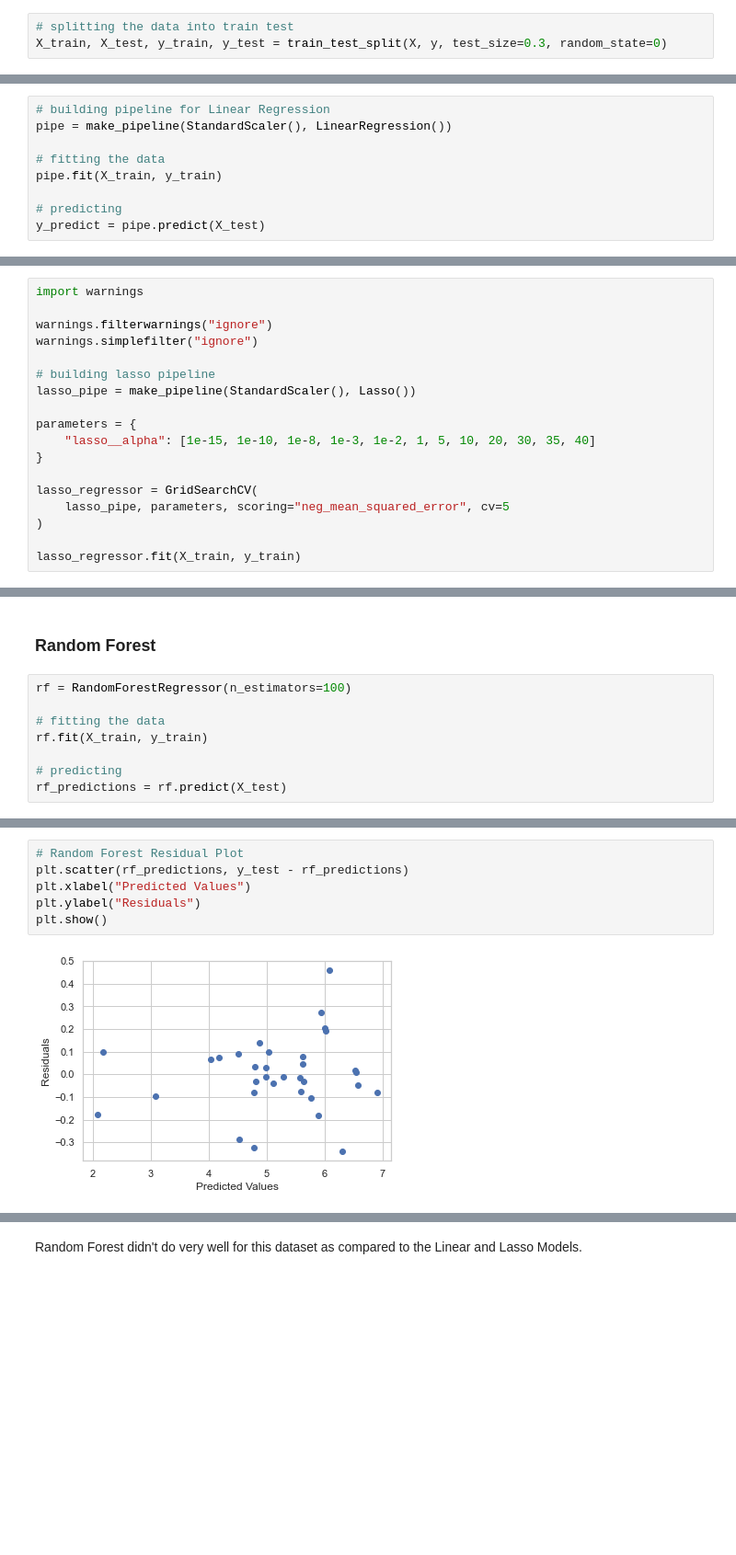
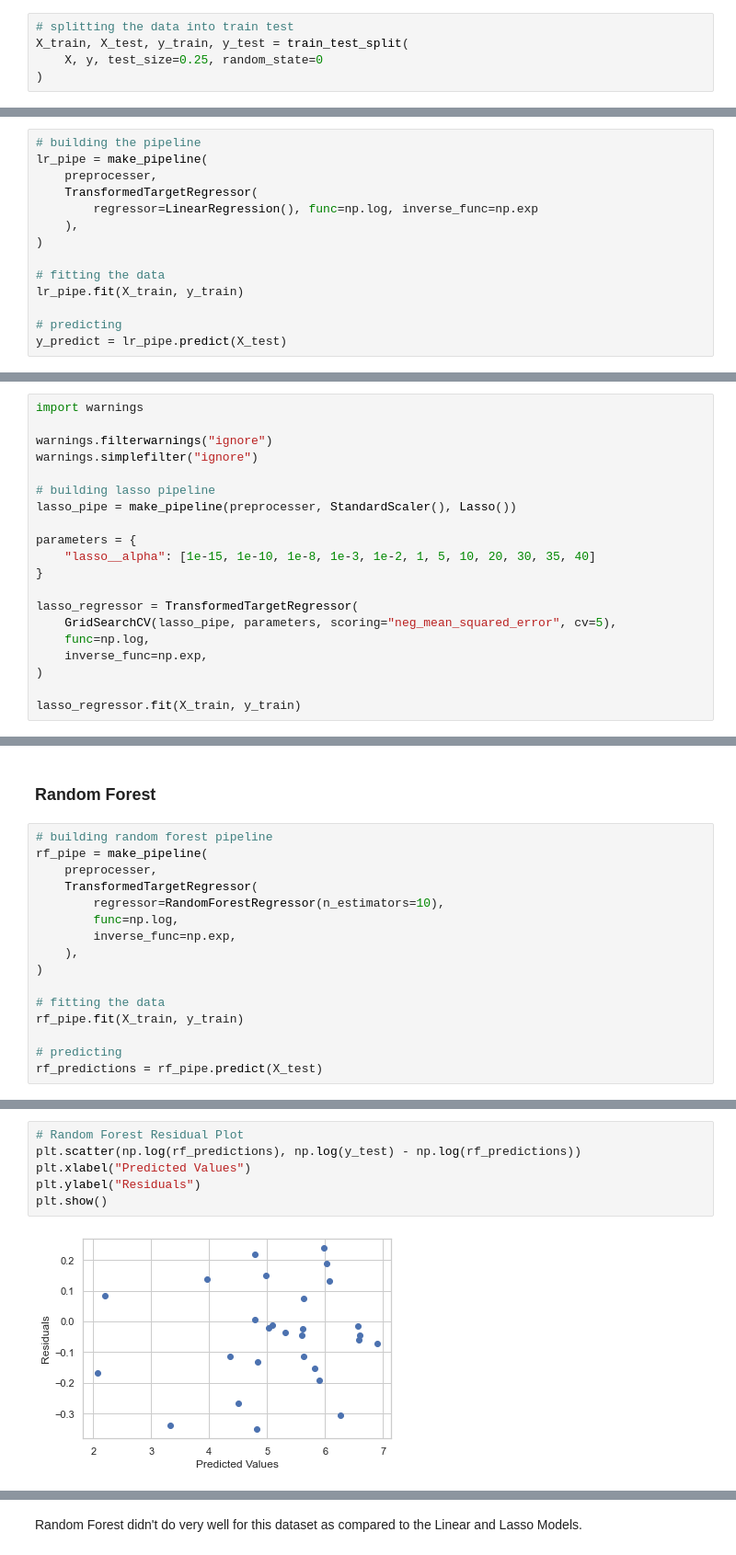
Before and after one commit to esharma3/fish_weight_prediction_machine_learning, a Jupyter notebook: data_analysis_and_model_selection.ipynb, the cells around one changed output, grey strips where cells are left out. Shown: that part at 92% size. Cells and saved outputs as stored; diff of their text form; blank space fills up the shorter version.

```diff
--- a/data_analysis_and_model_selection.ipynb
+++ b/data_analysis_and_model_selection.ipynb
@@ -304,18 +314,25 @@ X = ct.fit_transform(X)
 # %%
 # splitting the data into train test
-X_train, X_test, y_train, y_test = train_test_split(X, y, test_size=0.3, random_state=0)
+X_train, X_test, y_train, y_test = train_test_split(
+    X, y, test_size=0.25, random_state=0
+)
 # %% [output]
 [interactive output not drawn]
 # %% [markdown]
 ### Linear Regression
 # %%
-# building pipeline for Linear Regression
-pipe = make_pipeline(StandardScaler(), LinearRegression())
+# building the pipeline
+lr_pipe = make_pipeline(
+    preprocesser,
+    TransformedTargetRegressor(
+        regressor=LinearRegression(), func=np.log, inverse_func=np.exp
+    ),
+)
 
 # fitting the data
-pipe.fit(X_train, y_train)
+lr_pipe.fit(X_train, y_train)
 
 # predicting
-y_predict = pipe.predict(X_test)
+y_predict = lr_pipe.predict(X_test)
 # %% [output]
 [interactive output not drawn]
@@ -371,14 +390,16 @@ warnings.filterwarnings("ignore")
 warnings.simplefilter("ignore")
 
 # building lasso pipeline
-lasso_pipe = make_pipeline(StandardScaler(), Lasso())
+lasso_pipe = make_pipeline(preprocesser, StandardScaler(), Lasso())
 
 parameters = {
     "lasso__alpha": [1e-15, 1e-10, 1e-8, 1e-3, 1e-2, 1, 5, 10, 20, 30, 35, 40]
 }
 
-lasso_regressor = GridSearchCV(
-    lasso_pipe, parameters, scoring="neg_mean_squared_error", cv=5
+lasso_regressor = TransformedTargetRegressor(
+    GridSearchCV(lasso_pipe, parameters, scoring="neg_mean_squared_error", cv=5),
+    func=np.log,
+    inverse_func=np.exp,
 )
 
 lasso_regressor.fit(X_train, y_train)
@@ -464,12 +485,20 @@ Lasso Cross Validation Score: 0.009857483870101994
 # %% [markdown]
 ### Random Forest
 # %%
-rf = RandomForestRegressor(n_estimators=100)
+# building random forest pipeline
+rf_pipe = make_pipeline(
+    preprocesser,
+    TransformedTargetRegressor(
+        regressor=RandomForestRegressor(n_estimators=10),
+        func=np.log,
+        inverse_func=np.exp,
+    ),
+)
 
 # fitting the data
-rf.fit(X_train, y_train)
+rf_pipe.fit(X_train, y_train)
 
 # predicting
-rf_predictions = rf.predict(X_test)
+rf_predictions = rf_pipe.predict(X_test)
 # %% [output]
 [interactive output not drawn]
@@ -476,11 +507,11 @@ rf_predictions = rf.predict(X_test)
 # %%
 # Random Forest Residual Plot
-plt.scatter(rf_predictions, y_test - rf_predictions)
+plt.scatter(np.log(rf_predictions), np.log(y_test) - np.log(rf_predictions))
 plt.xlabel("Predicted Values")
 plt.ylabel("Residuals")
 plt.show()
 # %% [output]
-[figure, old version]
+[figure, new version]
 [interactive output not drawn]
 # %%
 # Random Forest Normal Q-Q plot
```
Also changed, not shown: parts of 38 cells of this notebook.
